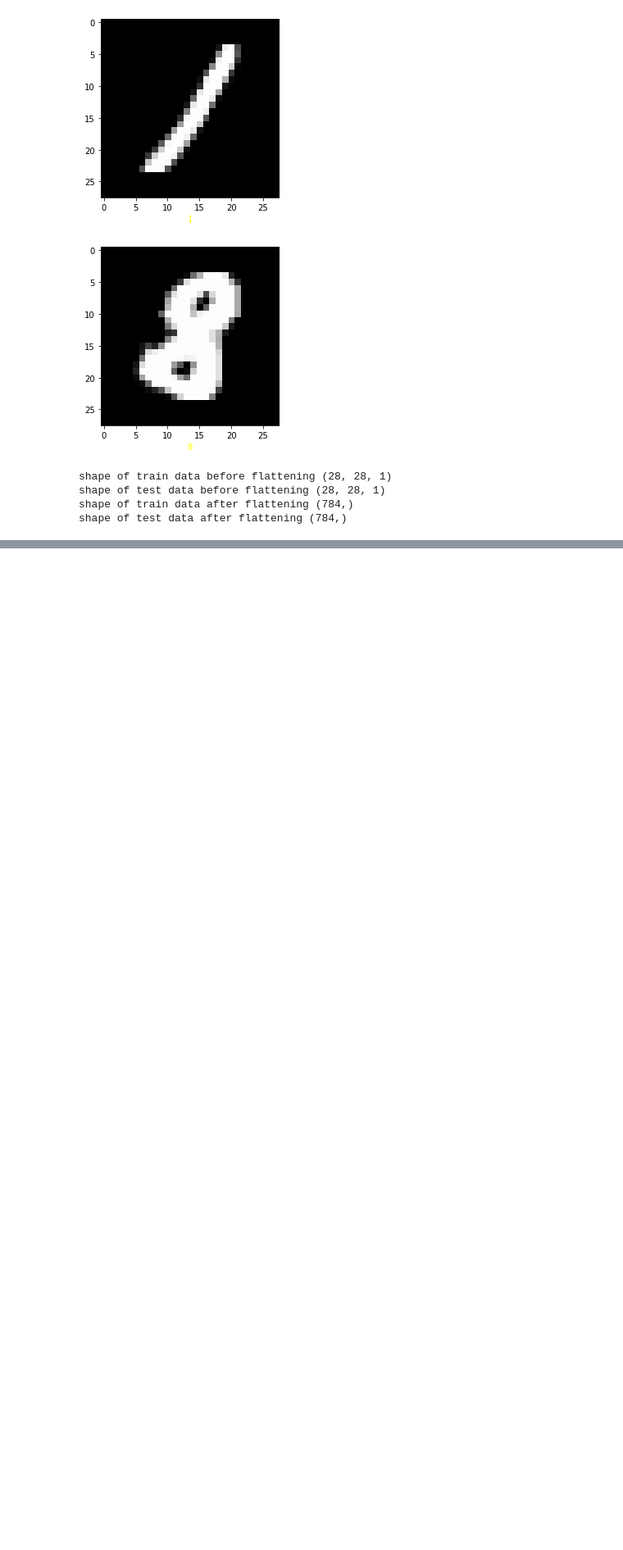
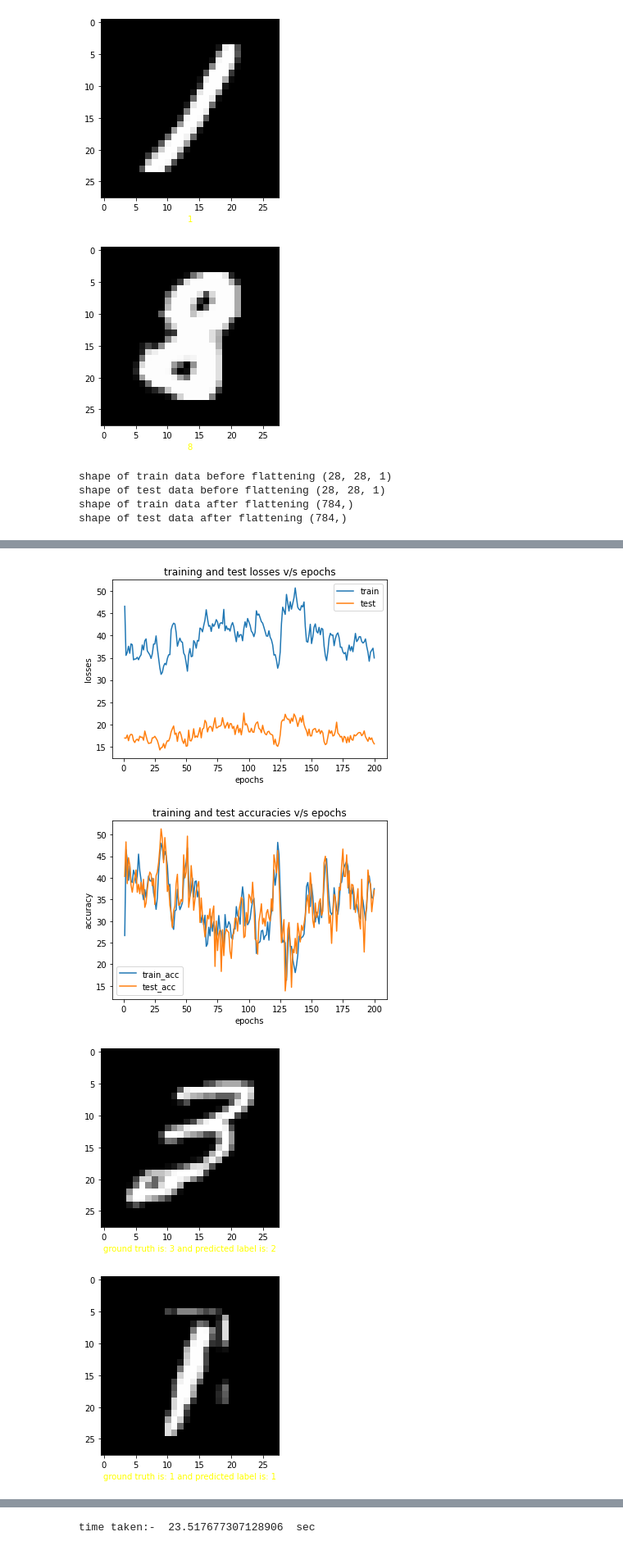
Before and after one commit to MuCool1729/APL745_Deep_Learning, a Jupyter notebook: main.ipynb, the cells around one changed output, grey strips where cells are left out. Shown at 82% size. Cells and saved outputs as stored; diff of their text form; code cells hidden in the pictures; blank space fills up the shorter version.

```diff
--- a/main.ipynb
+++ b/main.ipynb
@@ -79,0 +77,3 @@ import model2
+# %%
+m1_1 = model1.Model(5*10**-2,10**-3,200)
+m1_1.compute(train_dataloader,test_dataloader)
@@ -79,0 +119,9 @@ import model2
+# %%
+m1_1.draw_graphs()
+m1_1.print_first_five_preds(test_dataloader)
+print("time taken:- ",m1_1.time_took()," sec")
+# %% [output]
+[figure, added]
+[figure, added]
+[figure, added]
+[figure, added]
@@ -80 +131,2 @@ import model2
+time taken:-  23.517677307128906  sec
 # %%
```
Also changed, not shown: parts of 49 cells of this notebook, 4 other files.
